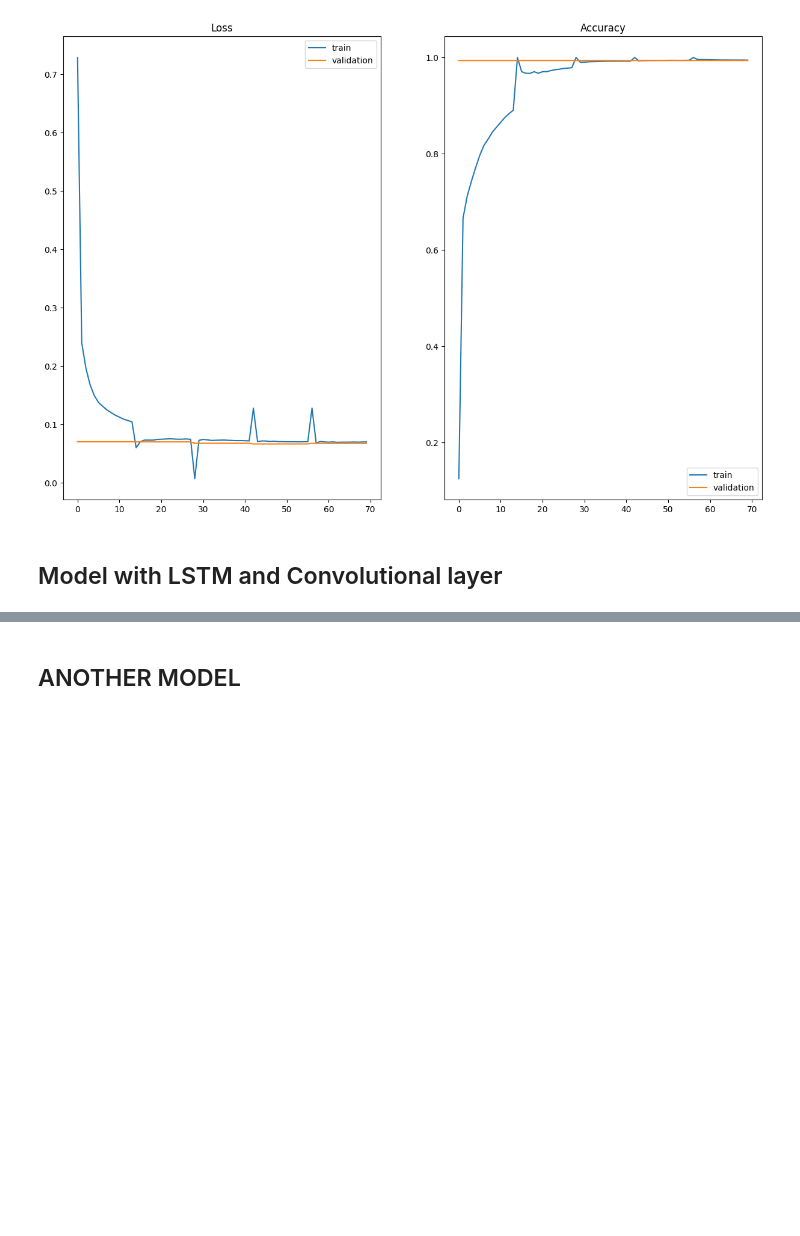
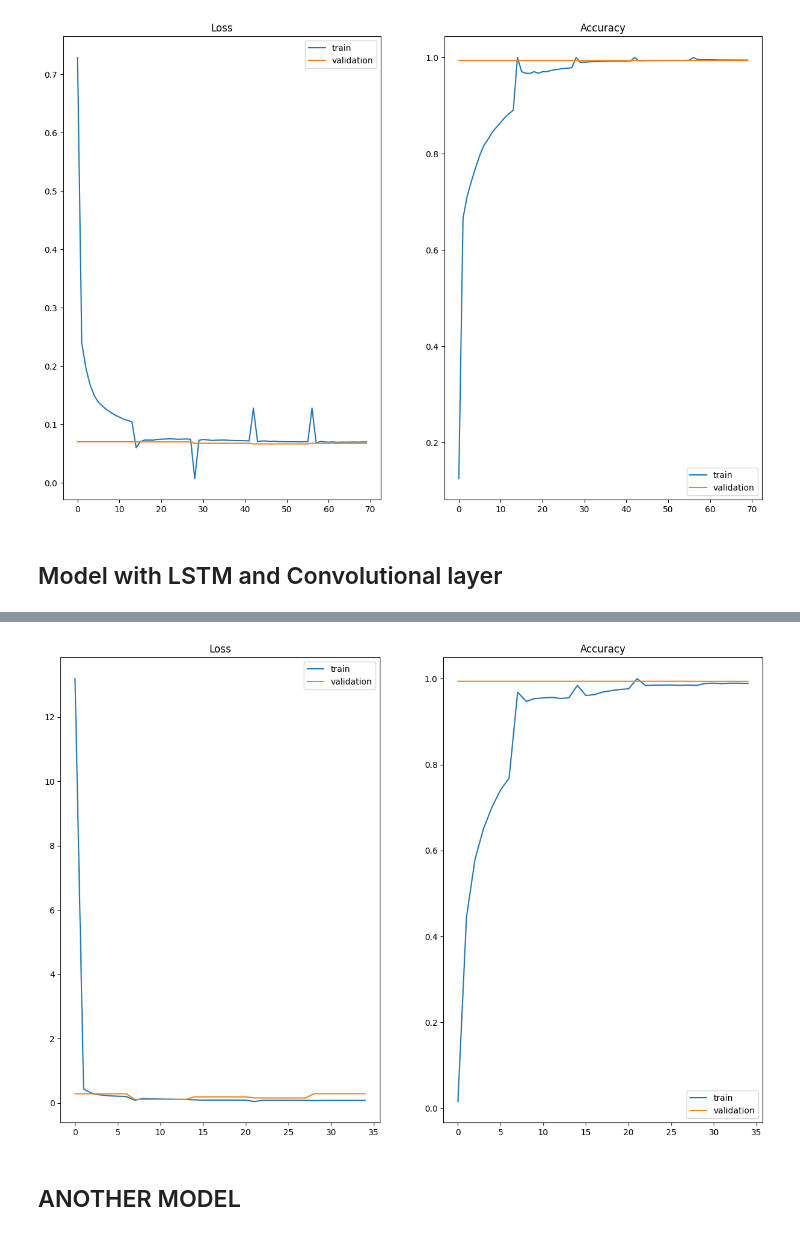
Before and after one commit to EnricoMiche1210760/toxic_comments_filter, a Jupyter notebook: src/progetto_toxic_comments_filter.ipynb, the cells around one changed output, grey strips where cells are left out. Drawn from its saved outputs; the diff is of its cells as text; code cells hidden in the pictures; blank space fills up the shorter version.

```diff
--- a/src/progetto_toxic_comments_filter.ipynb
+++ b/src/progetto_toxic_comments_filter.ipynb
@@ -673,3 +764,8 @@ pl.print_confusion_matrix(y_test, y_pred_cnn_with_w, injurious.columns)
+# %%
+stretch_loss, stretch_accuracy = stretch_loss_accuracy(cnn_model_history['val_loss'], cnn_model_history['val_accuracy'], batch_log)
+pl.plot_training_stats(batch_log.batch_loss, stretch_loss, batch_log.batch_accuracy, stretch_accuracy)
+# %% [output]
+[figure, added]
 # %% [markdown]
 ## ANOTHER MODEL
 # %%
```
Also changed, not shown: parts of 31 cells of this notebook, 1 other file.
